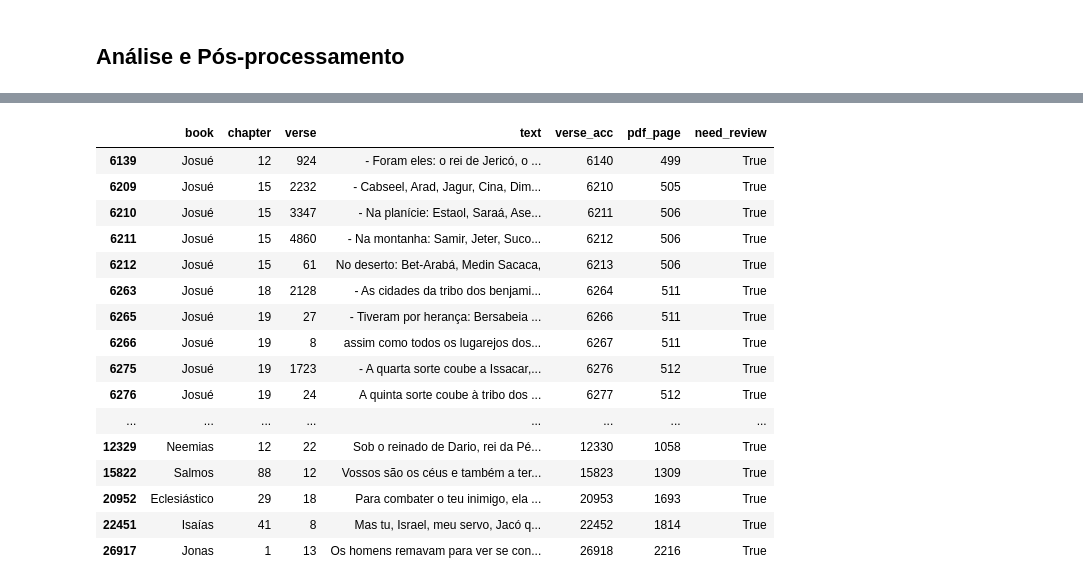
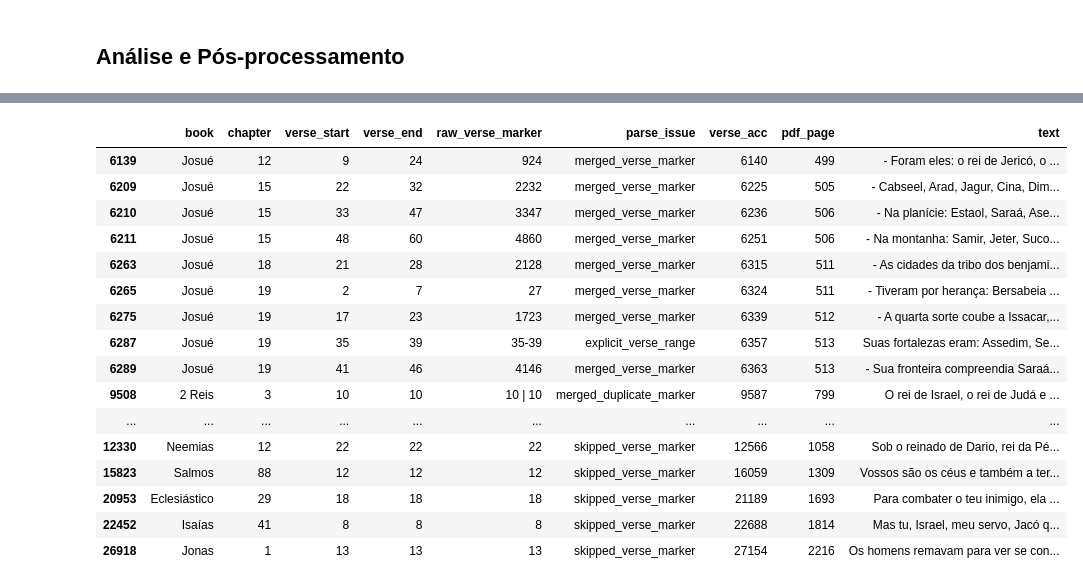
Before and after one commit to brunoconterato/AveMariaGPT, a Jupyter notebook: src/bible_vectorstore/01_structure_bible_verses.ipynb, the cells around one changed output, grey strips where cells are left out. Cells and saved outputs as stored; diff of their text form; code cells hidden in the pictures.

```diff
--- a/src/bible_vectorstore/01_structure_bible_verses.ipynb
+++ b/src/bible_vectorstore/01_structure_bible_verses.ipynb
@@ -173,11 +173,14 @@ def adicionar_versiculo(
     df: pd.DataFrame,
     book: str,
     chapter: int,
-    verse: int,
+    verse_start: int | None,
+    verse_end: int | None,
     text: str,
-    verse_acc: int,
+    verse_acc: int | None,
     pdf_page: int,
     need_review: bool,
+    raw_verse_marker: str,
+    parse_issue: str | None,
 ) -> pd.DataFrame:
     """Adiciona versículo ao dataframe"""
     new_row = pd.DataFrame(
@@ -185,17 +188,20 @@ def adicionar_versiculo(
             {
                 "book": book,
                 "chapter": chapter,
-                "verse": verse,
+                "verse_start": verse_start,
+                "verse_end": verse_end,
                 "text": text,
                 "verse_acc": verse_acc,
                 "pdf_page": pdf_page,
                 "need_review": need_review,
+                "raw_verse_marker": raw_verse_marker,
+                "parse_issue": parse_issue,
             }
         ]
     )
 
-    # print("Adicionando versículo: {book} {chapter}:{verse} - {text}".format(
-    #     book=book, chapter=chapter, verse=verse, text=text
+    # print("Adicionando versículo: {book} {chapter}:{verse_start}-{verse_end} - {text}".format(
+    #     book=book, chapter=chapter, verse_start=verse_start, verse_end=verse_end, text=text
     # ))
 
     return pd.concat([df, new_row], ignore_index=True)
@@ -470,23 +619,34 @@ memory usage: 1.8+ MB
 # %%
-df_verse[df_verse["need_review"]]
+review_columns = [
+    "book",
+    "chapter",
+    "verse_start",
+    "verse_end",
+    "raw_verse_marker",
+    "parse_issue",
+    "verse_acc",
+    "pdf_page",
+    "text",
+]
+df_verse.loc[df_verse["need_review"].fillna(False), review_columns]
 # %% [output]
-|  | book | chapter | verse | text | verse_acc | pdf_page | need_review |
-| 6139 | Josué | 12 | 924 | - Foram eles: o rei de Jericó, o ... | 6140 | 499 | True |
-| 6209 | Josué | 15 | 2232 | - Cabseel, Arad, Jagur, Cina, Dim... | 6210 | 505 | True |
-| 6210 | Josué | 15 | 3347 | - Na planície: Estaol, Saraá, Ase... | 6211 | 506 | True |
-| 6211 | Josué | 15 | 4860 | - Na montanha: Samir, Jeter, Suco... | 6212 | 506 | True |
-| 6212 | Josué | 15 | 61 | No deserto: Bet-Arabá, Medin Sacaca, | 6213 | 506 | True |
-| 6263 | Josué | 18 | 2128 | - As cidades da tribo dos benjami... | 6264 | 511 | True |
-| 6265 | Josué | 19 | 27 | - Tiveram por herança: Bersabeia ... | 6266 | 511 | True |
-| 6266 | Josué | 19 | 8 | assim como todos os lugarejos dos... | 6267 | 511 | True |
-| 6275 | Josué | 19 | 1723 | - A quarta sorte coube a Issacar,... | 6276 | 512 | True |
-| 6276 | Josué | 19 | 24 | A quinta sorte coube à tribo dos ... | 6277 | 512 | True |
-| ... | ... | ... | ... | ... | ... | ... | ... |
-| 12329 | Neemias | 12 | 22 | Sob o reinado de Dario, rei da Pé... | 12330 | 1058 | True |
-| 15822 | Salmos | 88 | 12 | Vossos são os céus e também a ter... | 15823 | 1309 | True |
-| 20952 | Eclesiástico | 29 | 18 | Para combater o teu inimigo, ela ... | 20953 | 1693 | True |
-| 22451 | Isaías | 41 | 8 | Mas tu, Israel, meu servo, Jacó q... | 22452 | 1814 | True |
-| 26917 | Jonas | 1 | 13 | Os homens remavam para ver se con... | 26918 | 2216 | True |
+|  | book | chapter | verse_start | verse_end | raw_verse_marker | parse_issue | verse_acc | pdf_page | text |
+| 6139 | Josué | 12 | 9 | 24 | 924 | merged_verse_marker | 6140 | 499 | - Foram eles: o rei de Jericó, o ... |
+| 6209 | Josué | 15 | 22 | 32 | 2232 | merged_verse_marker | 6225 | 505 | - Cabseel, Arad, Jagur, Cina, Dim... |
+| 6210 | Josué | 15 | 33 | 47 | 3347 | merged_verse_marker | 6236 | 506 | - Na planície: Estaol, Saraá, Ase... |
+| 6211 | Josué | 15 | 48 | 60 | 4860 | merged_verse_marker | 6251 | 506 | - Na montanha: Samir, Jeter, Suco... |
+| 6263 | Josué | 18 | 21 | 28 | 2128 | merged_verse_marker | 6315 | 511 | - As cidades da tribo dos benjami... |
+| 6265 | Josué | 19 | 2 | 7 | 27 | merged_verse_marker | 6324 | 511 | - Tiveram por herança: Bersabeia ... |
+| 6275 | Josué | 19 | 17 | 23 | 1723 | merged_verse_marker | 6339 | 512 | - A quarta sorte coube a Issacar,... |
+| 6287 | Josué | 19 | 35 | 39 | 35-39 | explicit_verse_range | 6357 | 513 | Suas fortalezas eram: Assedim, Se... |
+| 6289 | Josué | 19 | 41 | 46 | 4146 | merged_verse_marker | 6363 | 513 | - Sua fronteira compreendia Saraá... |
+| 9508 | 2 Reis | 3 | 10 | 10 | 10 | 10 | merged_duplicate_marker | 9587 | 799 | O rei de Israel, o rei de Judá e ... |
+| ... | ... | ... | ... | ... | ... | ... | ... | ... | ... |
+| 12330 | Neemias | 12 | 22 | 22 | 22 | skipped_verse_marker | 12566 | 1058 | Sob o reinado de Dario, rei da Pé... |
+| 15823 | Salmos | 88 | 12 | 12 | 12 | skipped_verse_marker | 16059 | 1309 | Vossos são os céus e também a ter... |
+| 20953 | Eclesiástico | 29 | 18 | 18 | 18 | skipped_verse_marker | 21189 | 1693 | Para combater o teu inimigo, ela ... |
+| 22452 | Isaías | 41 | 8 | 8 | 8 | skipped_verse_marker | 22688 | 1814 | Mas tu, Israel, meu servo, Jacó q... |
+| 26918 | Jonas | 1 | 13 | 13 | 13 | skipped_verse_marker | 27154 | 2216 | Os homens remavam para ver se con... |
 # %%
 # Traz todos os need_review, junto à linha anterior e à próxima linha, já deduplicando caso choque
 need_review_pos = df_verse.index[df_verse["need_review"].fillna(False)]
```
Also changed, not shown: parts of 9 cells of this notebook, 2 other files.
